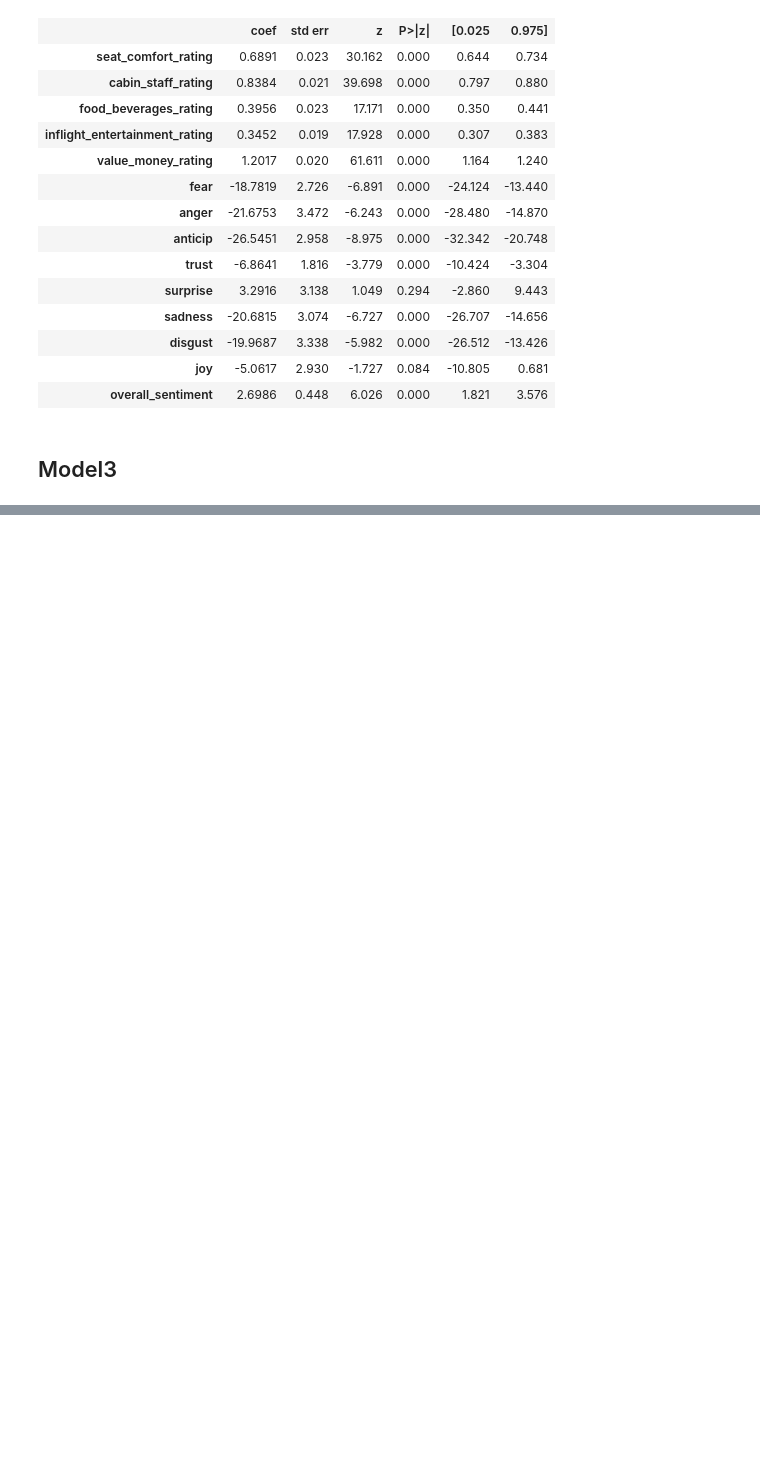
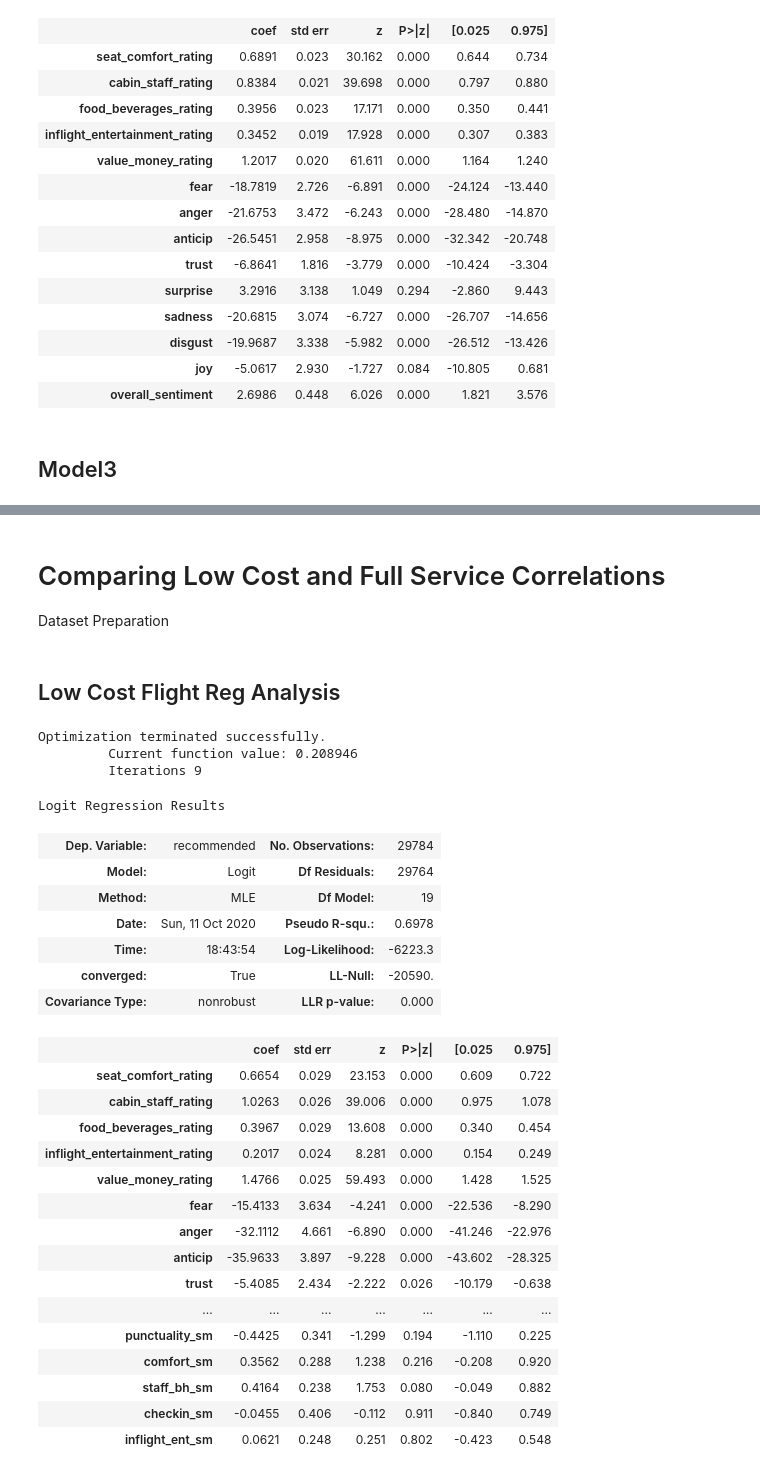
Before and after one commit to elauser/DataMining_AirplaneServiceAnalysis, a Jupyter notebook: regression_analysis.ipynb, the cells around one changed output, grey strips where cells are left out. Cells and saved outputs as stored; diff of their text form; code cells hidden in the pictures; blank space fills up the shorter version.

Commit message:
Added Comparison on Low Cost vs Full Service Flights

```diff
--- a/regression_analysis.ipynb
+++ b/regression_analysis.ipynb
@@ -244,3 +245,54 @@ Logit Regression Results
 | staff_bh_sm | 0.5029 | 0.178 | 2.823 | 0.005 | 0.154 | 0.852 |
 | checkin_sm | 0.1707 | 0.322 | 0.530 | 0.596 | -0.460 | 0.802 |
 | inflight_ent_sm | 0.1778 | 0.191 | 0.931 | 0.352 | -0.197 | 0.552 |
+# %% [markdown]
+# Comparing Low Cost and Full Service Correlations
+Dataset Preparation
+# %%
+# 'overall_rating', 'recommended',
+x = df.drop(columns=['positive', 'negative'])
+x_low_cost = x[x.cabin_flown == 'Economy']
+y_low_cost_rating = x_low_cost.overall_rating
+y_low_cost_recommended = x_low_cost.recommended
+x_low_cost = x_low_cost.drop(columns=['overall_rating', 'recommended', 'cabin_flown'])
+
+x_full_service = x[(x.cabin_flown == 'Business Class') |
+                   (x.cabin_flown == 'Premium Economy') |
+                   (x.cabin_flown == 'First Class')]
+y_full_service_rating = x_full_service.overall_rating
+y_full_service_recommended = x_full_service.recommended
+x_full_service = x_full_service.drop(columns=['overall_rating', 'recommended', 'cabin_flown'])
+# %% [markdown]
+## Low Cost Flight Reg Analysis
+# %%
+est = sm.OLS(y_low_cost_rating, x_low_cost)
+est2 = est.fit()
+est2.summary()
+# %% [output]
+Optimization terminated successfully.
+         Current function value: 0.208946
+         Iterations 9
+Logit Regression Results
+| Dep. Variable: | recommended | No. Observations: | 29784 |
+| Model: | Logit | Df Residuals: | 29764 |
+| Method: | MLE | Df Model: | 19 |
+| Date: | Sun, 11 Oct 2020 | Pseudo R-squ.: | 0.6978 |
+| Time: | 18:43:54 | Log-Likelihood: | -6223.3 |
+| converged: | True | LL-Null: | -20590. |
+| Covariance Type: | nonrobust | LLR p-value: | 0.000 |
+|  | coef | std err | z | P>|z| | [0.025 | 0.975] |
+| seat_comfort_rating | 0.6654 | 0.029 | 23.153 | 0.000 | 0.609 | 0.722 |
+| cabin_staff_rating | 1.0263 | 0.026 | 39.006 | 0.000 | 0.975 | 1.078 |
+| food_beverages_rating | 0.3967 | 0.029 | 13.608 | 0.000 | 0.340 | 0.454 |
+| inflight_entertainment_rating | 0.2017 | 0.024 | 8.281 | 0.000 | 0.154 | 0.249 |
+| value_money_rating | 1.4766 | 0.025 | 59.493 | 0.000 | 1.428 | 1.525 |
+| fear | -15.4133 | 3.634 | -4.241 | 0.000 | -22.536 | -8.290 |
+| anger | -32.1112 | 4.661 | -6.890 | 0.000 | -41.246 | -22.976 |
+| anticip | -35.9633 | 3.897 | -9.228 | 0.000 | -43.602 | -28.325 |
+| trust | -5.4085 | 2.434 | -2.222 | 0.026 | -10.179 | -0.638 |
+| ... | ... | ... | ... | ... | ... | ... |
+| punctuality_sm | -0.4425 | 0.341 | -1.299 | 0.194 | -1.110 | 0.225 |
+| comfort_sm | 0.3562 | 0.288 | 1.238 | 0.216 | -0.208 | 0.920 |
+| staff_bh_sm | 0.4164 | 0.238 | 1.753 | 0.080 | -0.049 | 0.882 |
+| checkin_sm | -0.0455 | 0.406 | -0.112 | 0.911 | -0.840 | 0.749 |
+| inflight_ent_sm | 0.0621 | 0.248 | 0.251 | 0.802 | -0.423 | 0.548 |
```
Also changed, not shown: parts of 6 cells of this notebook, 2 other files.
